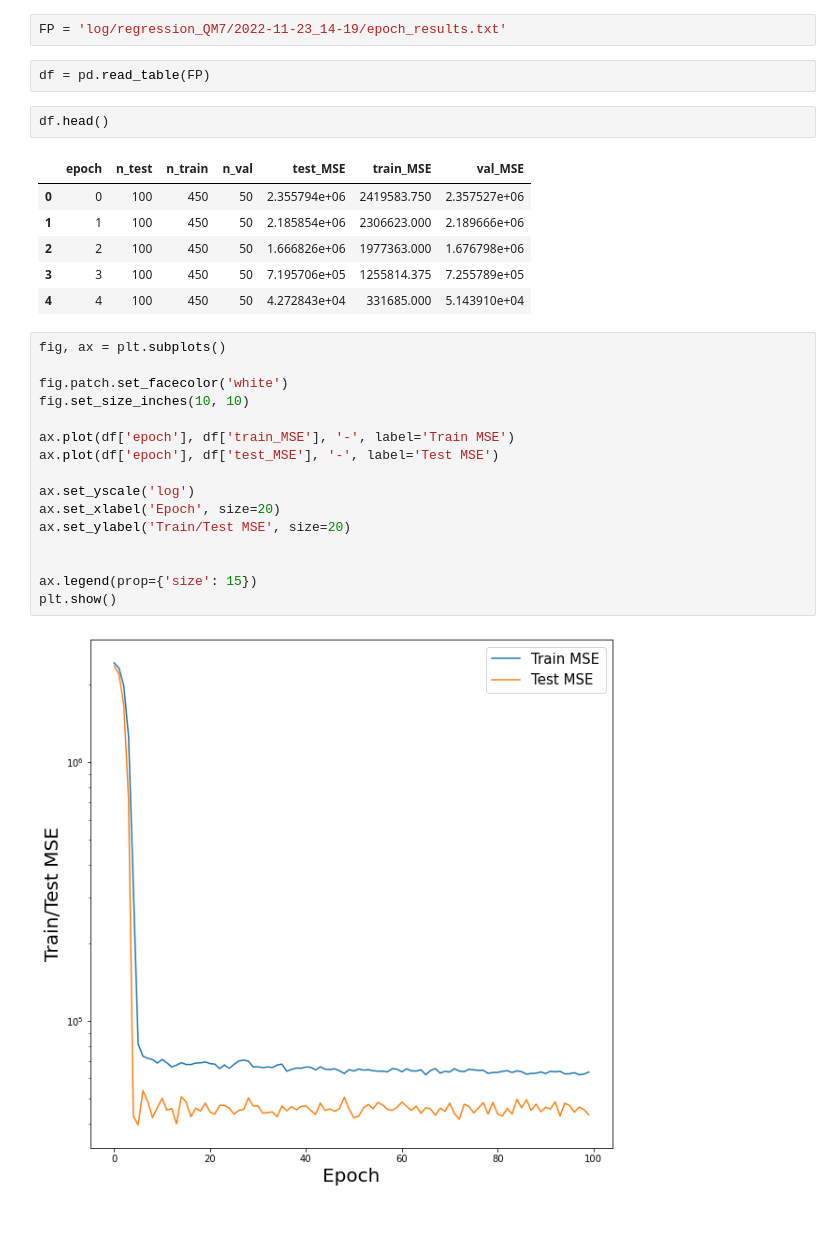
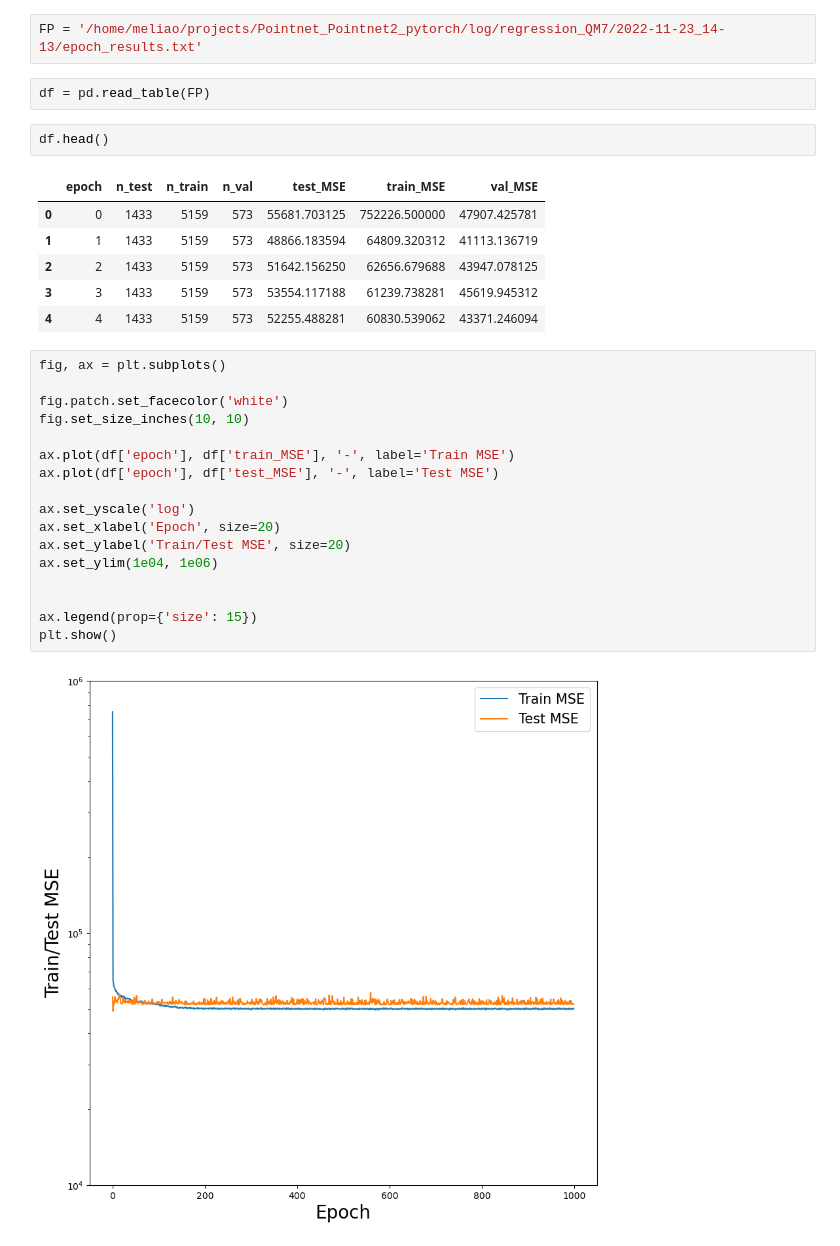
Before and after one commit to meliao/Pointnet_Pointnet2_pytorch, a Jupyter notebook: 2022-11-23_read_in_training_results.ipynb, the cells around one changed output. Drawn from its saved outputs; the diff is of its cells as text.

```diff
--- a/2022-11-23_read_in_training_results.ipynb
+++ b/2022-11-23_read_in_training_results.ipynb
@@ -5,31 +10,32 @@ import matplotlib.pyplot as plt
 # %%
-FP = 'log/regression_QM7/2022-11-23_14-19/epoch_results.txt'
+FP = '/home/meliao/projects/Pointnet_Pointnet2_pytorch/log/regression_QM7/2022-11-23_14-13/epoch_results.txt'
 # %%
 df = pd.read_table(FP)
 # %%
 df.head()
 # %% [output]
 |  | epoch | n_test | n_train | n_val | test_MSE | train_MSE | val_MSE |
-| 0 | 0 | 100 | 450 | 50 | 2.355794e+06 | 2419583.750 | 2.357527e+06 |
-| 1 | 1 | 100 | 450 | 50 | 2.185854e+06 | 2306623.000 | 2.189666e+06 |
-| 2 | 2 | 100 | 450 | 50 | 1.666826e+06 | 1977363.000 | 1.676798e+06 |
-| 3 | 3 | 100 | 450 | 50 | 7.195706e+05 | 1255814.375 | 7.255789e+05 |
-| 4 | 4 | 100 | 450 | 50 | 4.272843e+04 | 331685.000 | 5.143910e+04 |
+| 0 | 0 | 1433 | 5159 | 573 | 55681.703125 | 752226.500000 | 47907.425781 |
+| 1 | 1 | 1433 | 5159 | 573 | 48866.183594 | 64809.320312 | 41113.136719 |
+| 2 | 2 | 1433 | 5159 | 573 | 51642.156250 | 62656.679688 | 43947.078125 |
+| 3 | 3 | 1433 | 5159 | 573 | 53554.117188 | 61239.738281 | 45619.945312 |
+| 4 | 4 | 1433 | 5159 | 573 | 52255.488281 | 60830.539062 | 43371.246094 |
 # %%
 fig, ax = plt.subplots()
 
 fig.patch.set_facecolor('white')
 fig.set_size_inches(10, 10)
 
 ax.plot(df['epoch'], df['train_MSE'], '-', label='Train MSE')
 ax.plot(df['epoch'], df['test_MSE'], '-', label='Test MSE')
 
 ax.set_yscale('log')
 ax.set_xlabel('Epoch', size=20)
 ax.set_ylabel('Train/Test MSE', size=20)
+ax.set_ylim(1e04, 1e06)
 
 
 ax.legend(prop={'size': 15})
 plt.show()
 # %% [output]
-[figure, old version]
+[figure, new version]
```
Also changed, not shown: parts of 11 cells of this notebook, 9 other files.
